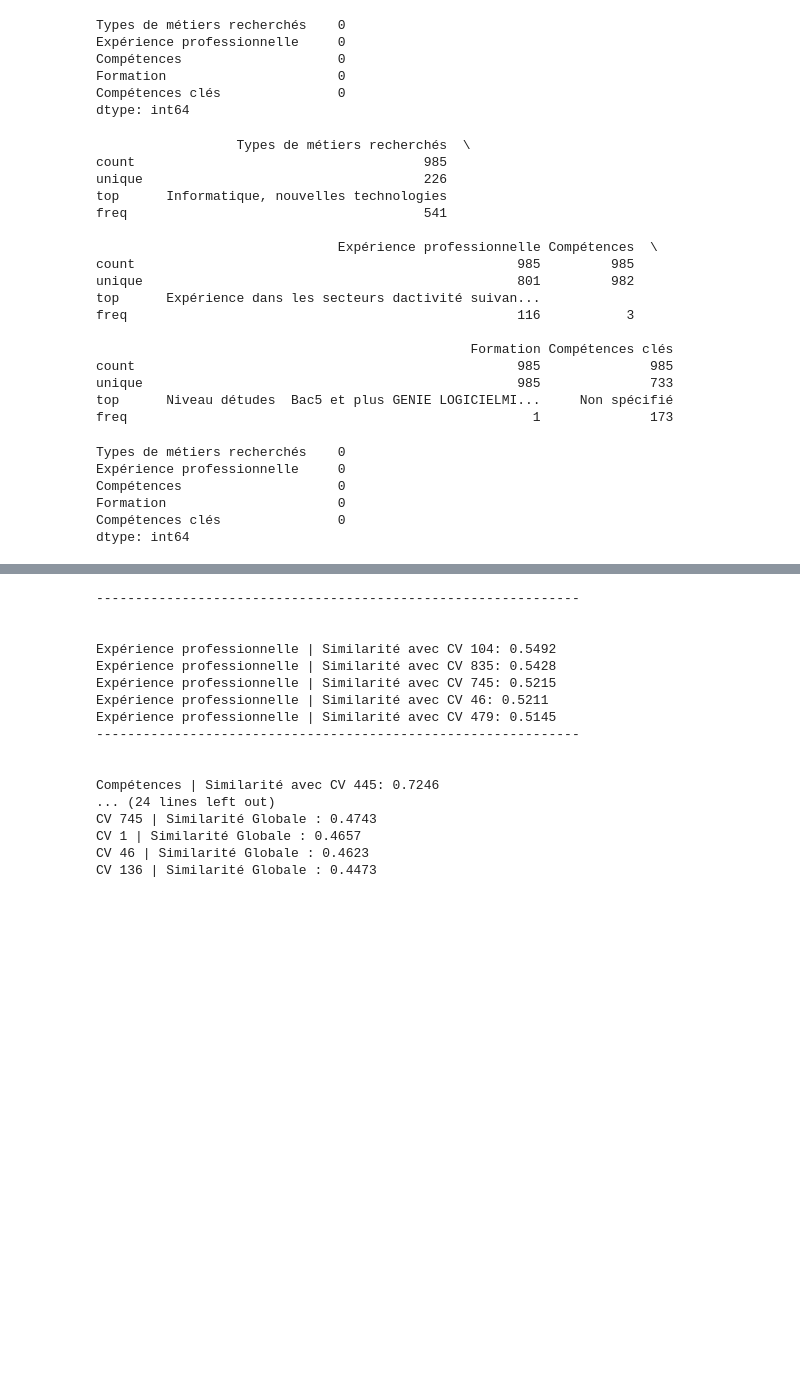
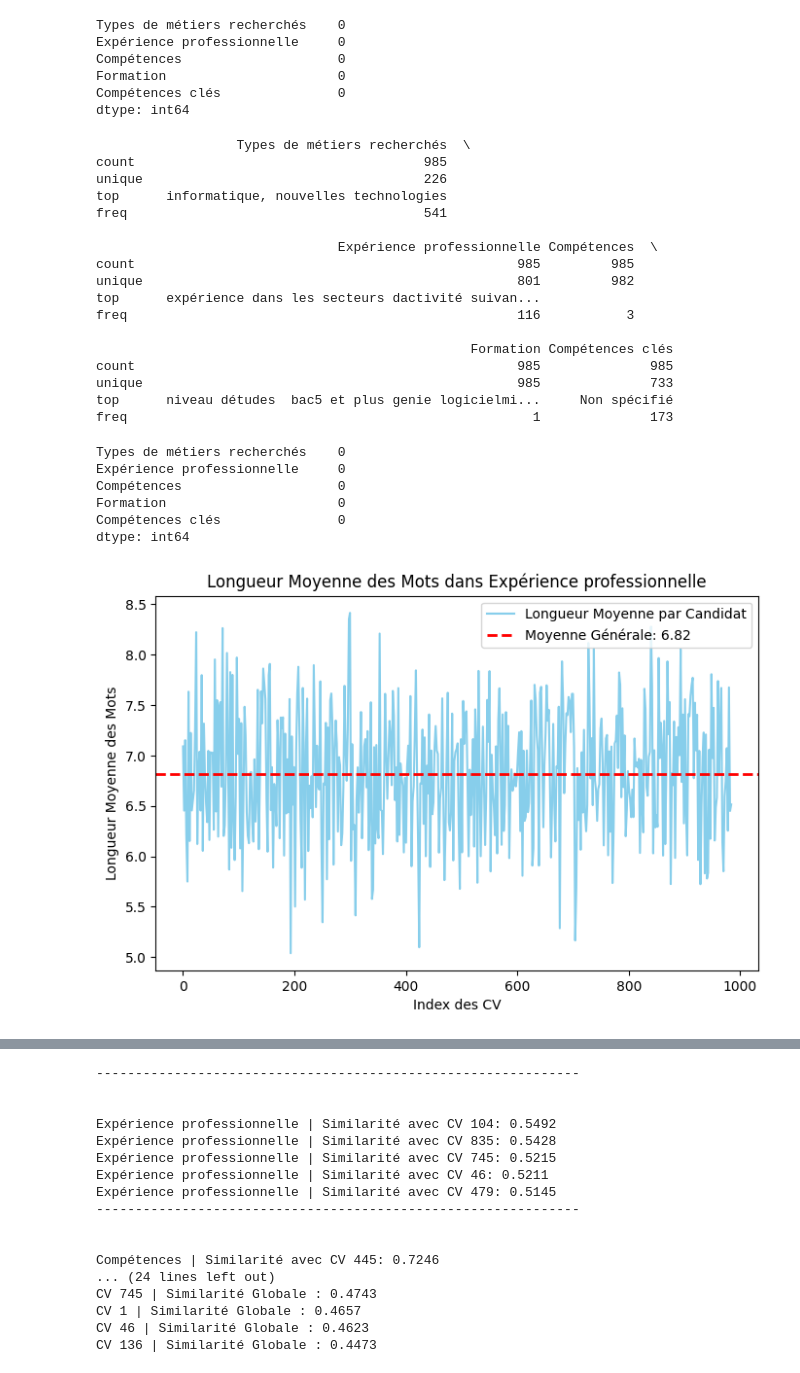
Before and after one commit to fouad-salhya/S-BERT-vs-TF-IDF, a Jupyter notebook: index.ipynb, the cells around one changed output, grey strips where cells are left out. Cells and saved outputs as stored; diff of their text form; code cells hidden in the pictures; blank space fills up the shorter version.

```diff
--- a/index.ipynb
+++ b/index.ipynb
@@ -14,5 +16,8 @@ print(df.columns.tolist())
 # %%
-df = df.drop(columns=["Plus d'informations", "Langues"])
+
+# Convertir tout en minuscules
+for col in df.select_dtypes(include=['object']).columns:
+    df[col] = df[col].str.lower()
 print(df.columns.tolist())
 # %% [output]
 ['Types de métiers recherchés', 'Expérience professionnelle', 'Compétences', 'Formation', 'Compétences clés']
@@ -111,19 +116,19 @@ print(df.describe())
                   Types de métiers recherchés  \
 count                                     985
 unique                                    226
-top      Informatique, nouvelles technologies
+top      informatique, nouvelles technologies
 freq                                      541
 
                                Expérience professionnelle Compétences  \
 count                                                 985         985
 unique                                                801         982
-top      Expérience dans les secteurs dactivité suivan...
+top      expérience dans les secteurs dactivité suivan...
 freq                                                  116           3
 
                                                 Formation Compétences clés
 count                                                 985              985
 unique                                                985              733
-top      Niveau détudes  Bac5 et plus GENIE LOGICIELMI...     Non spécifié
+top      niveau détudes  bac5 et plus genie logicielmi...     Non spécifié
 freq                                                    1              173
 # %%
 print(df.isnull().sum())
@@ -134,3 +139,49 @@ Compétences                    0
 Formation                      0
 Compétences clés               0
 dtype: int64
+# %%
+import matplotlib.pyplot as plt
+import numpy as np
+from scipy.interpolate import make_interp_spline
+import numpy as np
+from scipy.stats import norm
+
+# Fonction pour calculer la longueur moyenne des mots
+def mean_word_length(text):
+    if isinstance(text, str):
+        words = text.split()
+        return np.mean([len(word) for word in words]) if words else 0
+    return 0
+
+# Tracer directement sans stocker dans df
+longueurs = df["Expérience professionnelle"].apply(mean_word_length)
+moyenne_generale = longueurs.mean()
+
+# Création d'une courbe lissée avec scipy
+x = np.array(df.index)
+y = np.array(longueurs)
+
+# Utiliser make_interp_spline pour créer une courbe lisse
+spl = make_interp_spline(x, y, k=3)  # k=3 pour une courbe cubique
+x_new = np.linspace(x.min(), x.max(), 500)  # Générer plus de points pour une courbe lisse
+y_new = spl(x_new)
+
+# Tracer la courbe lissée
+plt.figure(figsize=(8, 5))
+plt.plot(x_new, y_new, color='skyblue', label="Longueur Moyenne par Candidat")
+
+# Tracer la moyenne générale sous forme de ligne pointillée
+plt.axhline(moyenne_generale, color='red', linestyle='dashed', linewidth=2, label=f"Moyenne Générale: {moyenne_generale:.2f}")
+
+# Ajouter des labels et un titre
+plt.xlabel("Index des CV")
+plt.ylabel("Longueur Moyenne des Mots")
+plt.title("Longueur Moyenne des Mots dans Expérience professionnelle")
+
+# Ajouter une légende
+plt.legend()
+
+# Afficher le graphique
+plt.show()
+# %% [output]
+[figure, added]
```
Also changed, not shown: parts of 12 cells of this notebook, 1 other file.
